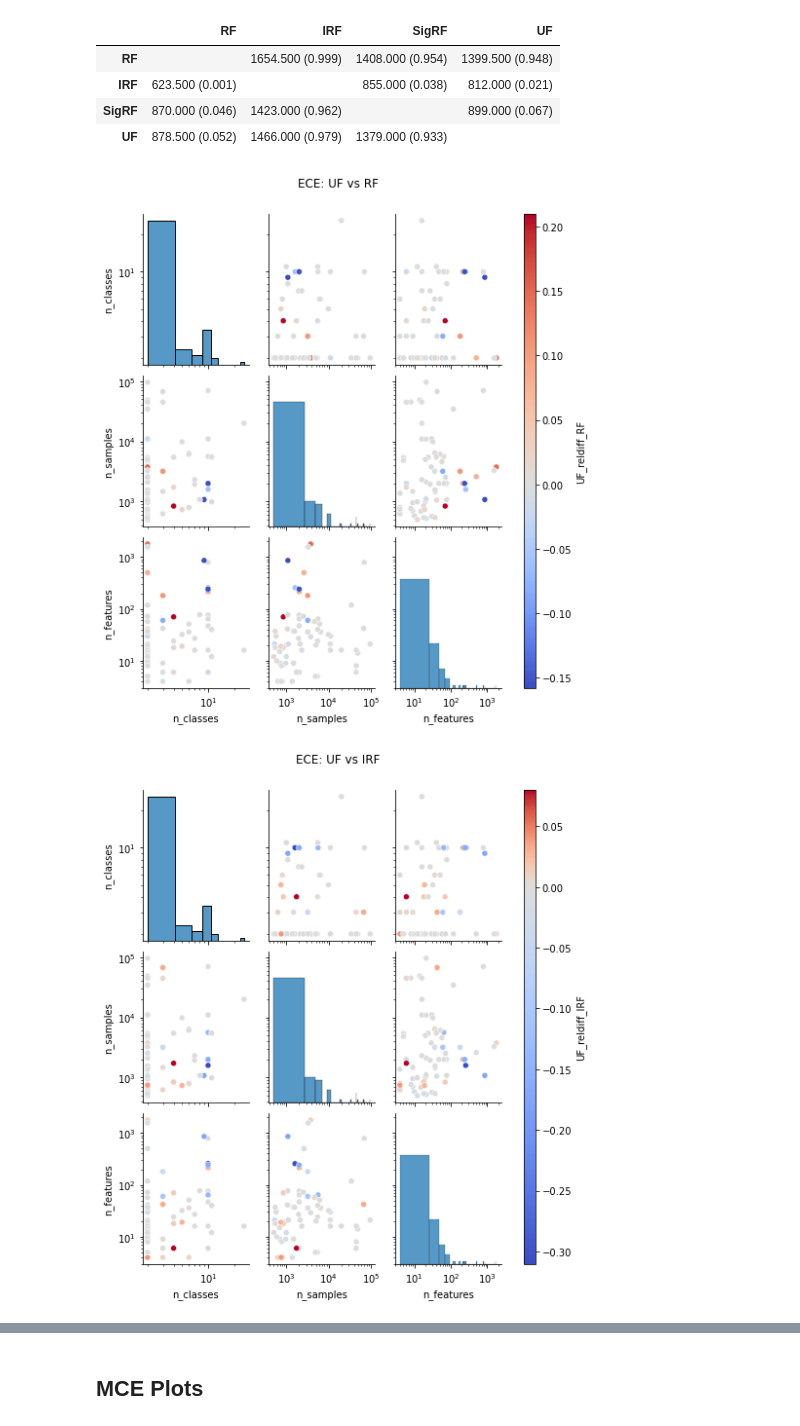
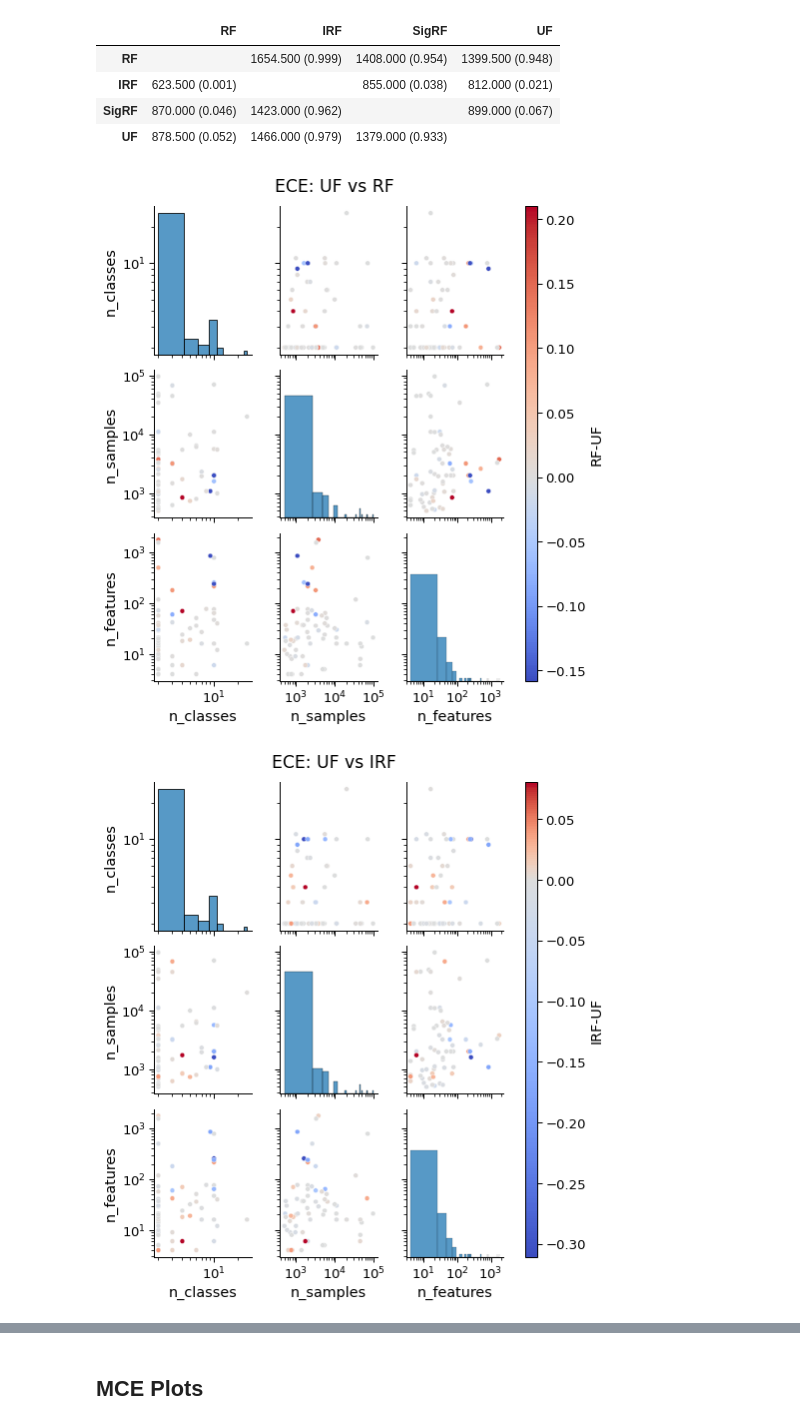
Before and after one commit to rflperry/ProgLearn, a Jupyter notebook: benchmarks/uf_experiments/cc18/results_figures_cv10.ipynb, the cells around one changed output, grey strips where cells are left out. Cells and saved outputs as stored; diff of their text form; code cells hidden in the pictures.

```diff
--- a/benchmarks/uf_experiments/cc18/results_figures_cv10.ipynb
+++ b/benchmarks/uf_experiments/cc18/results_figures_cv10.ipynb
@@ -206,0 +216,10 @@ score_df['UF_reldiff_max'] = score_df.apply(
+# %%
+task_ids = np.asarray(df.index)
+target_vals = defaultdict(list)
+
+dataset_attrs = defaultdict(list)
+for task_id in task_ids:
+    task = openml.tasks.get_task(task_id)
+    for key, val in task.get_dataset().qualities.items():
+        dataset_attrs[key].append(val)
+        target_vals[key].append(df.loc[task_id]['UF_reldiff_RF'])
@@ -226,15 +283,18 @@ display(stat_mat)
 | IRF | 801.500 (0.017) |  | 537.500 (0.000) | 767.500 (0.010) |
 | SigRF | 1177.000 (0.594) | 1740.500 (1.000) |  | 995.000 (0.184) |
 | UF | 1097.500 (0.398) | 1510.500 (0.990) | 1283.000 (0.816) |  |
+# %%
+sns.set_context("paper", font_scale=1.5)
 # %%
 for clf in ['RF', 'IRF', 'SigRF']:
     g = continuous_pairplot(
         score_df,
         vars=['n_classes', 'n_samples', 'n_features'],
-        hue=f'UF_reldiff_{clf}',
+        hue=f'{clf}-UF',
         cmap='coolwarm',
         diag_kind='hist',
     )
-    g.fig.suptitle(f'Brier Loss: UF vs {clf}', y=1.05)
+    g.fig.suptitle(f'Brier Loss: UF vs {clf}', y=1.03)
+    plt.savefig(f'./figures/brier_pairplot_UF-vs-{clf}.pdf')
     plt.show()
 # %% [output]
@@ -275,11 +336,11 @@ score_df = pd.DataFrame(
 ).sort_index()
 
 for col in ['RF', 'IRF', 'SigRF']:
-    score_df[f'UF_reldiff_{col}'] = score_df.apply(
+    score_df[f'{col}-UF'] = score_df.apply(
         lambda row: (row[col] - row['UF']), axis=1)
 
-score_df['UF_reldiff_max'] = score_df.apply(
-    lambda row: max([row[f'UF_reldiff_{col}'] for col in ['RF', 'IRF', 'SigRF']]), axis=1)
+score_df['UF_diff_max'] = score_df.apply(
+    lambda row: max([row[f'{col}-UF'] for col in ['RF', 'IRF', 'SigRF']]), axis=1)
 # %%
 m = len(clfs)
 stat_mat = []
@@ -305,14 +367,15 @@ display(stat_mat)
 # %%
 for clf in ['RF', 'IRF', 'SigRF']:
     g = continuous_pairplot(
         score_df,
         vars=['n_classes', 'n_samples', 'n_features'],
-        hue=f'UF_reldiff_{clf}',
+        hue=f'{clf}-UF',
         cmap='coolwarm',
         diag_kind='hist',
     )
-    g.fig.suptitle(f'ECE: UF vs {clf}', y=1.05)
+    g.fig.suptitle(f'ECE: UF vs {clf}', y=1.03)
+    plt.savefig(f'./figures/ece_pairplot_UF-vs-{clf}.pdf')
     plt.show()
 # %% [output]
-[figure, old version]
+[figure, new version]
-[figure, old version]
+[figure, new version]
```
Also changed, not shown: parts of 25 cells of this notebook, 17 other files.
